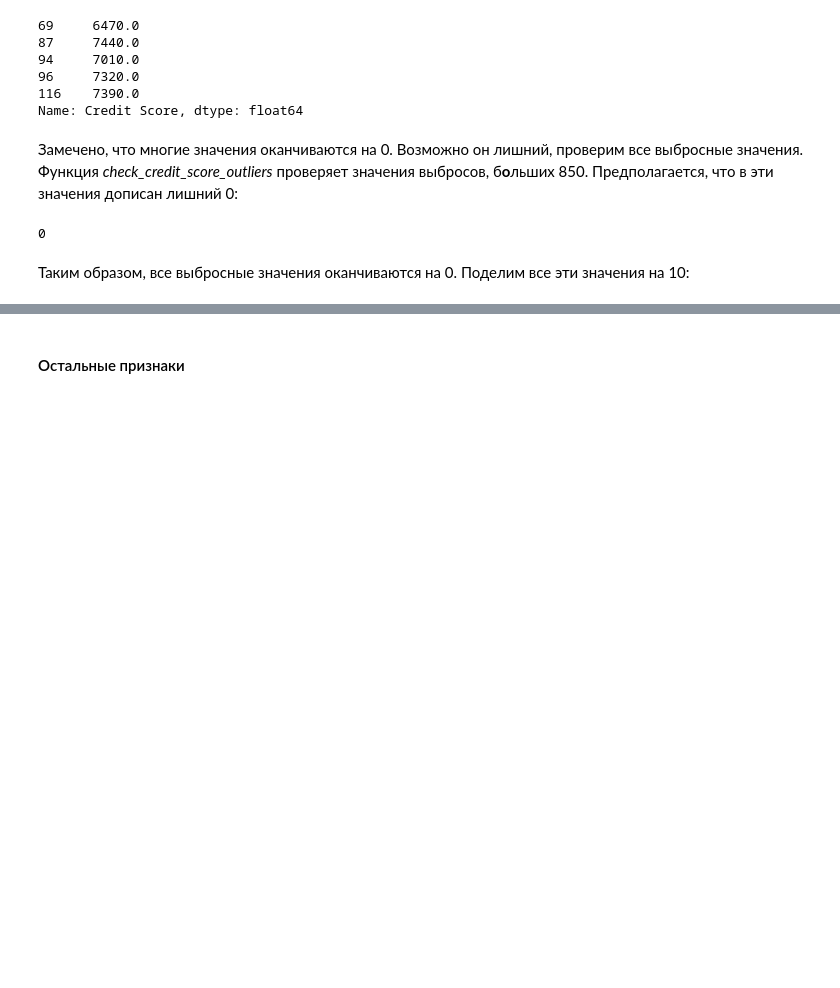
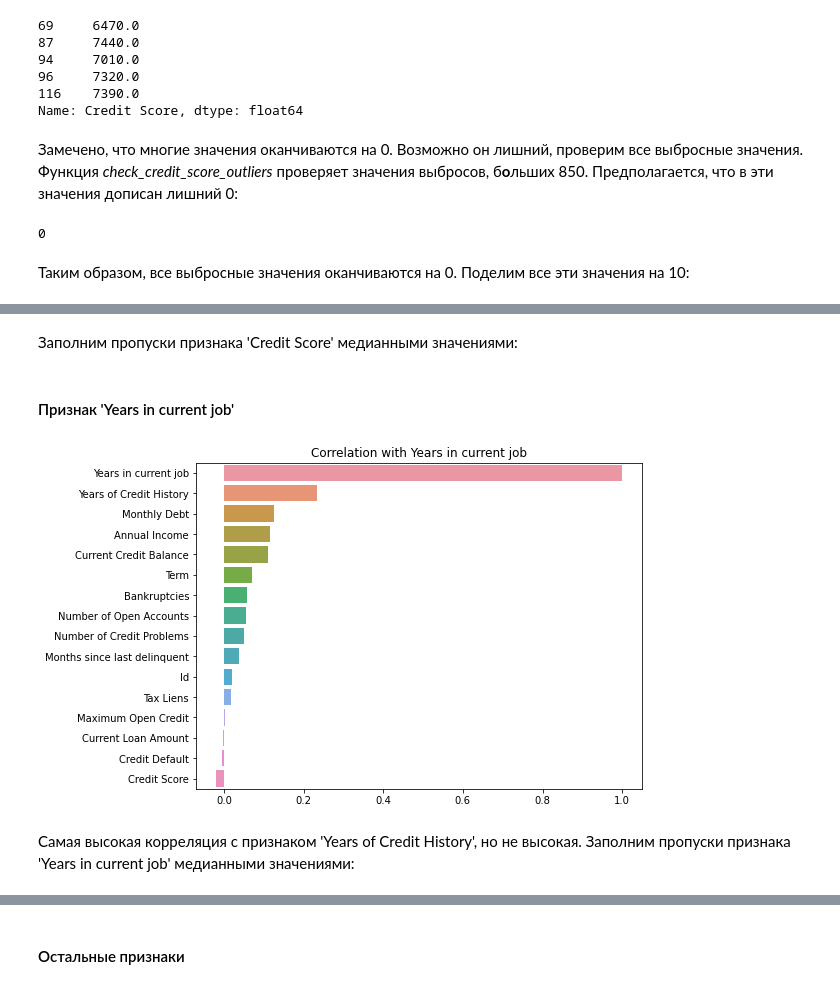
Before and after one commit to damkh/gb_py_data_sci_2020-07-20, a Jupyter notebook: course_project/DB_Khamadiyarov_Course_project_v5-Copy3_delout.ipynb, the cells around one changed output, grey strips where cells are left out. Saved outputs shown, nothing was run; the diff lists cells and outputs as text; code cells hidden in the pictures; blank space fills up the shorter version.

```diff
--- a/course_project/DB_Khamadiyarov_Course_project_v5-Copy3_delout.ipynb
+++ b/course_project/DB_Khamadiyarov_Course_project_v5-Copy3_delout.ipynb
@@ -893,0 +512,2 @@ train_full.loc[(train_full["Credit Score"] > 850 ), "Credit Score"].count()
+# %% [markdown]
+Заполним пропуски признака 'Credit Score' медианными значениями:
@@ -893,0 +518,9 @@ train_full.loc[(train_full["Credit Score"] > 850 ), "Credit Score"].count()
+# %% [markdown]
+#### Признак 'Years in current job'
+# %%
+feature_corr_plot('Years in current job')
+# %% [output]
+[figure, added]
+# %% [markdown]
+Самая высокая корреляция с признаком 'Years of Credit History', но не высокая.
+Заполним пропуски признака 'Years in current job' медианными значениями:
```
Also changed, not shown: parts of 189 cells of this notebook, 8 other files.
